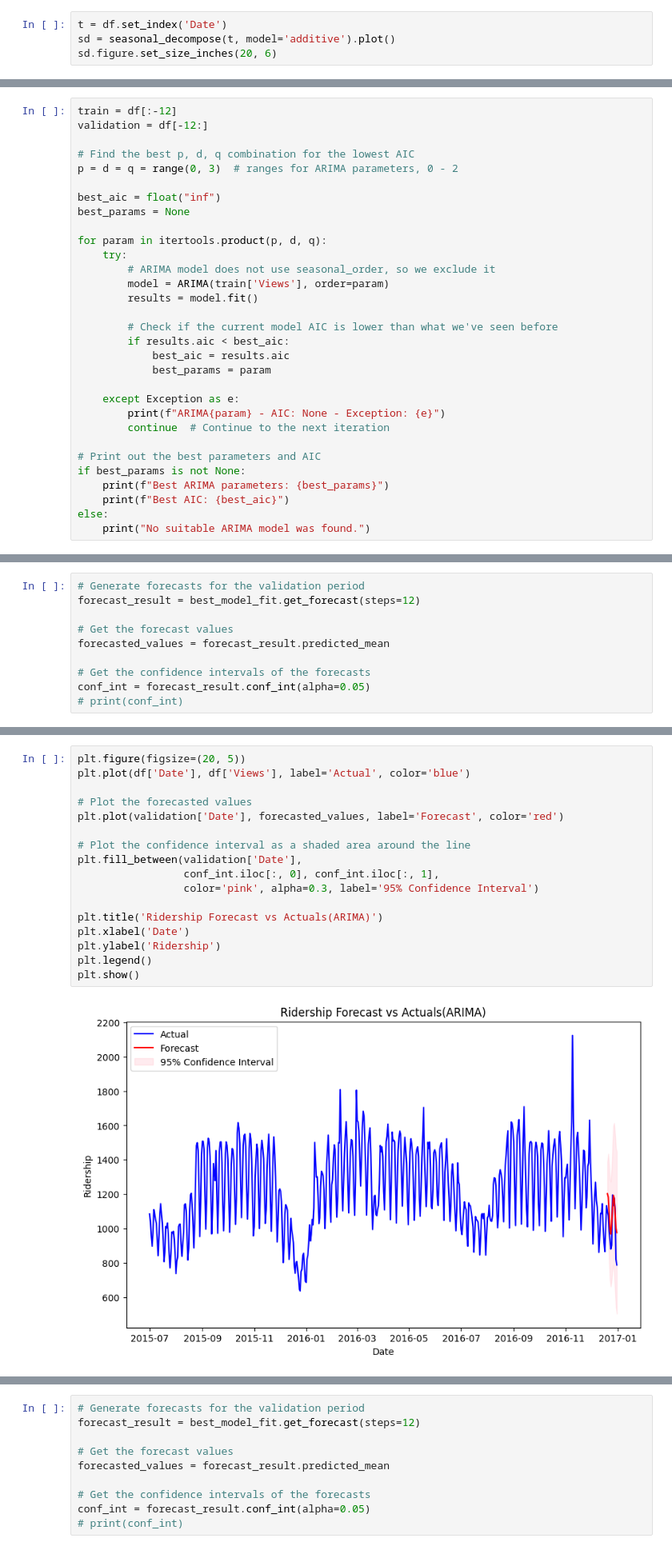
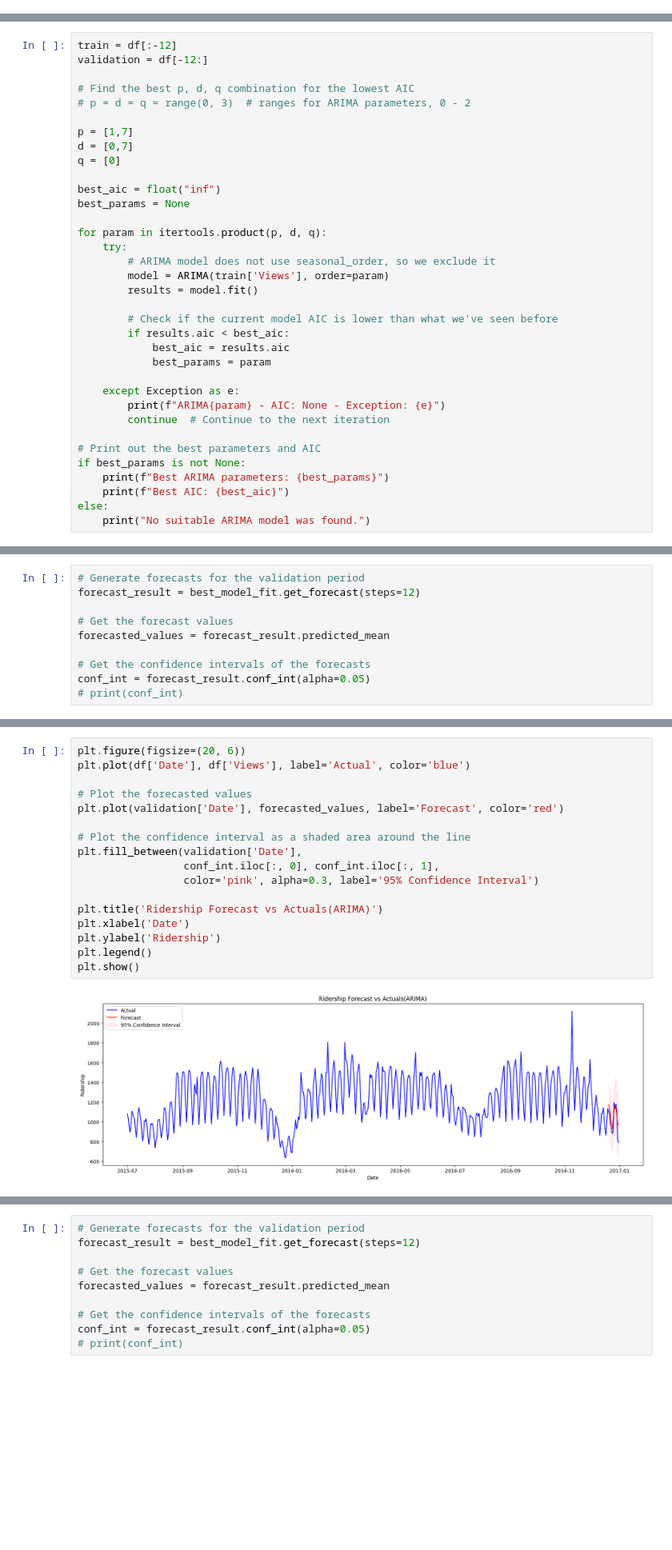
Before and after one commit to waitasecant/tsa, a Jupyter notebook: main2.ipynb, the cells around one changed output, grey strips where cells are left out. Shown at 80% size. Saved outputs shown, nothing was run; the diff lists cells and outputs as text; blank space fills up the shorter version.

```diff
--- a/main2.ipynb
+++ b/main2.ipynb
@@ -182,4 +169,0 @@ plt.show()
-# %%
-t = df.set_index('Date')
-sd = seasonal_decompose(t, model='additive').plot()
-sd.figure.set_size_inches(20, 6)
@@ -190,7 +176,11 @@ train = df[:-12]
 validation = df[-12:]
 
 # Find the best p, d, q combination for the lowest AIC
-p = d = q = range(0, 3)  # ranges for ARIMA parameters, 0 - 2
+# p = d = q = range(0, 3)  # ranges for ARIMA parameters, 0 - 2
+
+p = [1,7]
+d = [0,7]
+q = [0]
 
 best_aic = float("inf")
 best_params = None
@@ -264,22 +254,22 @@ plt.show()
 # %%
-plt.figure(figsize=(20, 5))
+plt.figure(figsize=(20, 6))
 plt.plot(df['Date'], df['Views'], label='Actual', color='blue')
 
 # Plot the forecasted values
 plt.plot(validation['Date'], forecasted_values, label='Forecast', color='red')
 
 # Plot the confidence interval as a shaded area around the line
 plt.fill_between(validation['Date'],
                  conf_int.iloc[:, 0], conf_int.iloc[:, 1],
                  color='pink', alpha=0.3, label='95% Confidence Interval')
 
 plt.title('Ridership Forecast vs Actuals(ARIMA)')
 plt.xlabel('Date')
 plt.ylabel('Ridership')
 plt.legend()
 plt.show()
 # %% [output]
-[figure, old version]
+[figure, new version]
 # %%
 train = df[:-12]
 validation = df[-12:]
```
Also changed, not shown: parts of 16 cells of this notebook.
